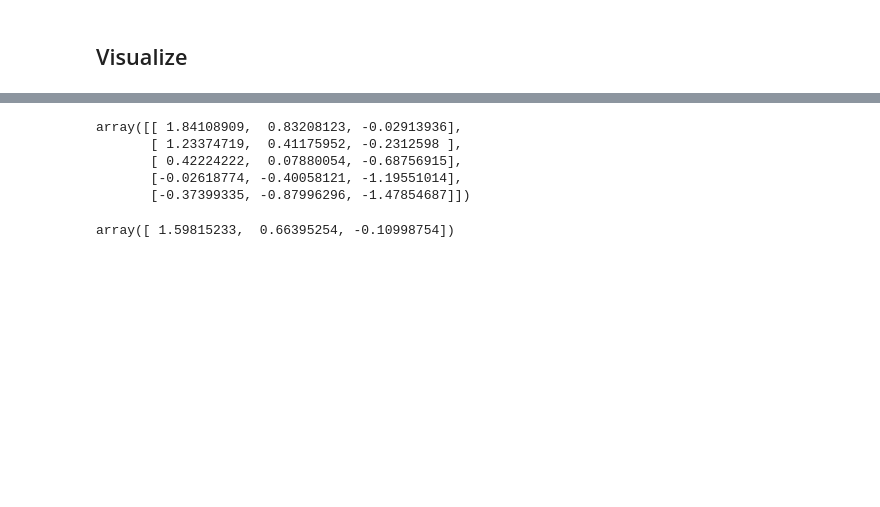
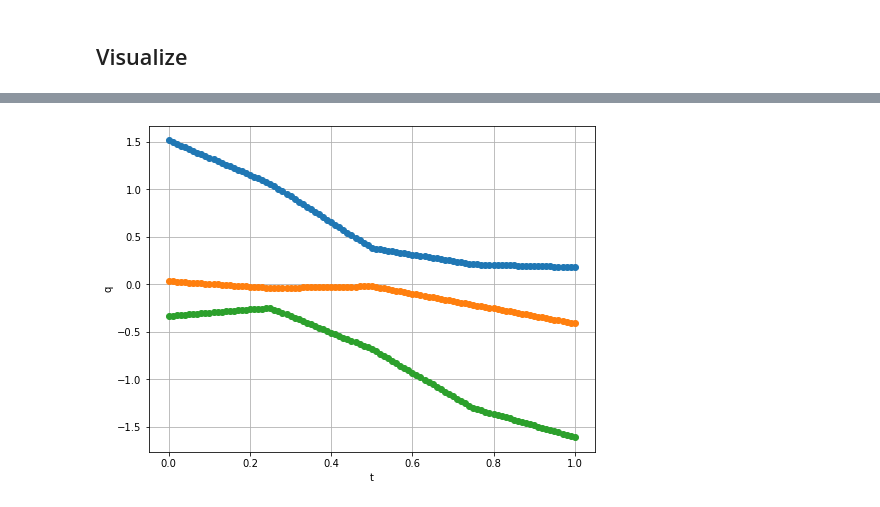
Before and after one commit to wernerpe/iris_benchmarks, a Jupyter notebook: motion_planning_experiment/robot_understanding_scrap.ipynb, the cells around one changed output, grey strips where cells are left out. Cells and saved outputs as stored; diff of their text form; code cells hidden in the pictures; blank space fills up the shorter version.

```diff
--- a/motion_planning_experiment/robot_understanding_scrap.ipynb
+++ b/motion_planning_experiment/robot_understanding_scrap.ipynb
@@ -657,6 +681,8 @@ def solve_simple_restriction(regions, source_q, target_q, solver="gurobi", num_t
     return solve_times,  result.get_optimal_cost(), solution
 # %%
 regions_to_solve = [regions[i] for i in vertex_inds]
-start_q = regions[vertex_inds[0]].ChebyshevCenter()
-target_q = regions[vertex_inds[-1]].ChebyshevCenter()
+# start_q = regions[vertex_inds[0]].ChebyshevCenter()
+# target_q = regions[vertex_inds[-1]].ChebyshevCenter()
+start_q = ellipsoids[vertex_inds[0]].center()
+target_q = ellipsoids[vertex_inds[-1]].center()
 t, cost, soln = solve_simple_restriction(regions_to_solve, start_q, target_q)
@@ -701,7 +719,7 @@ def PublishPositionTrajectory(
         time.sleep(.01)
 
         ts.append(t)
-        qs.append(trajectory.value(t).flatten())
+        qs.append(interpolated)
         # print(qs[-1])
 
     # visualizer.StopRecording()
@@ -732,8 +737,0 @@ t = 0.1
-# %%
-trajectory
-# %% [output]
-array([[ 1.84108909,  0.83208123, -0.02913936],
-       [ 1.23374719,  0.41175952, -0.2312598 ],
-       [ 0.42224222,  0.07880054, -0.68756915],
-       [-0.02618774, -0.40058121, -1.19551014],
-       [-0.37399335, -0.87996296, -1.47854687]])
@@ -745,4 +738,9 @@ interpolated = np.array([
-# %%
-interpolated
-# %% [output]
-array([ 1.59815233,  0.66395254, -0.10998754])
+# %%
+PublishPositionTrajectory(
+        soln,
+        diagram.CreateDefaultContext(),
+        plant,
+        diagram,
+    )
+# %% [output]
+[figure, added]
```
Also changed, not shown: parts of 10 cells of this notebook, 3 other files.
